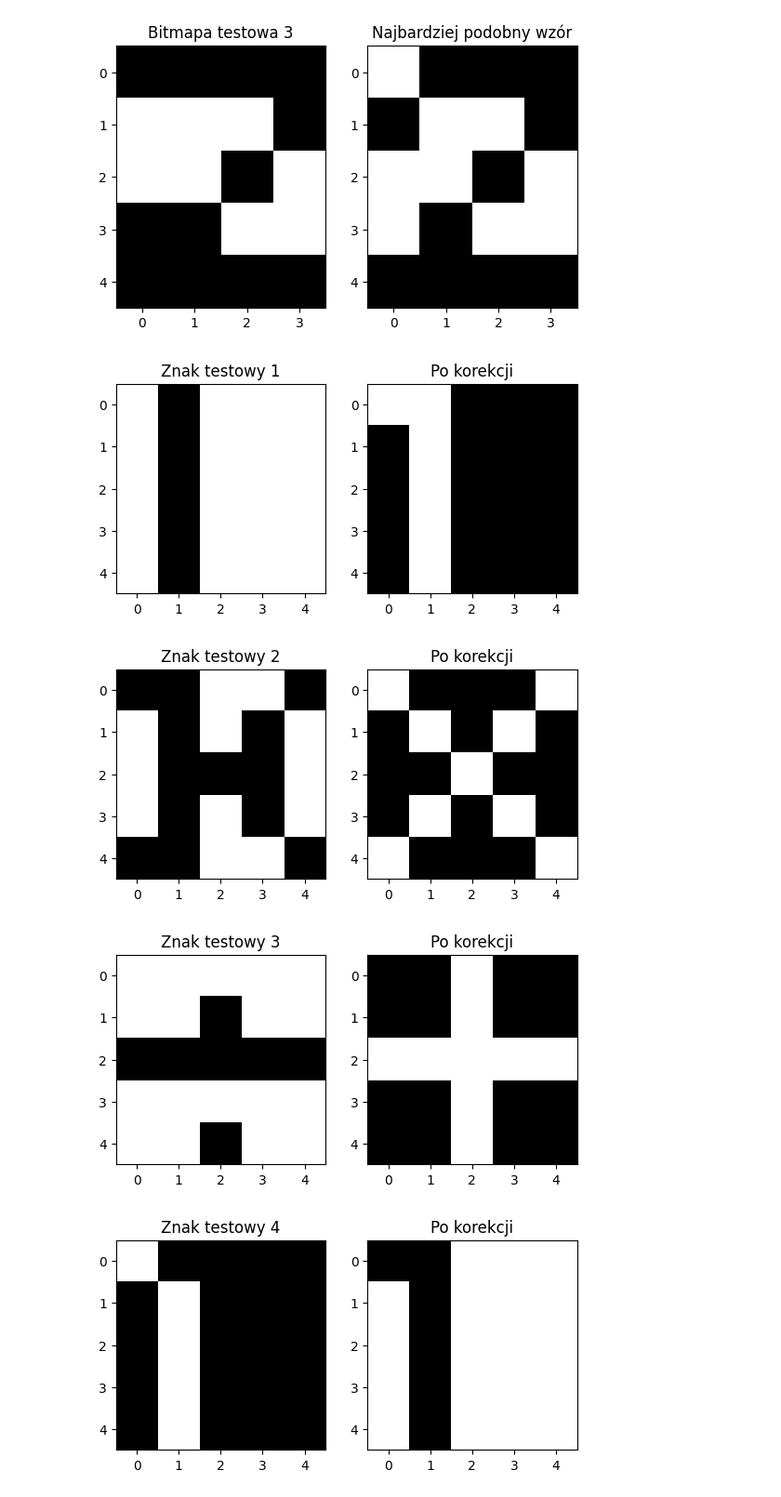
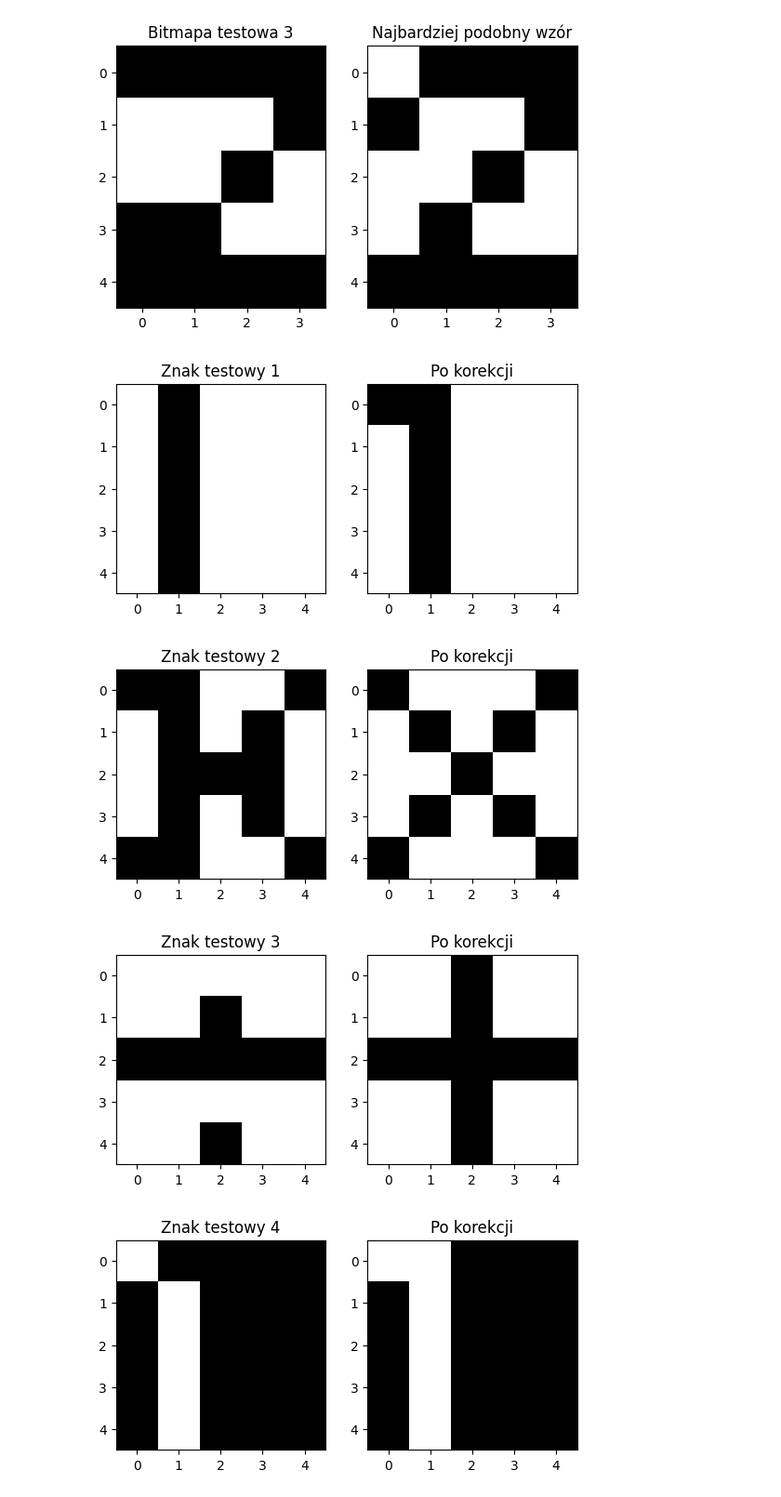
Before and after one commit to marcion7/SSI, a Jupyter notebook: zadania_obow.ipynb, the cells around one changed output. Shown at 93% size. Saved outputs shown, nothing was run; the diff lists cells and outputs as text; code cells hidden in the pictures.

```diff
--- a/zadania_obow.ipynb
+++ b/zadania_obow.ipynb
@@ -371,37 +370,37 @@ class Siec_hopfielda:
                 self.weights_table[i][j] += (wyjscie[0][i] * wyjscie[0][j]) / self.n
 
     def rozpoznaj_obraz(self, obraz):
         wyjscie = obraz.reshape(1, len(obraz[0]) * len(obraz[1]))
         for i in range(self.n):
             suma = 0
             for j in range(self.n):
                 if i == j:
                     continue
                 suma += wyjscie[0][j] * self.weights_table[i][j]
             wyjscie[0][i] = 1 if suma >= 0 else -1
         obraz_skorygowany = wyjscie.reshape(len(obraz[0]), len(obraz[1]))
-        obraz_negatyw = obraz
-        for x in range(len(obraz[0])):
-            for y in range(len(obraz[1])):
+        obraz_negatyw = np.copy(obraz)
+        for x in range(len(obraz_negatyw[0])):
+            for y in range(len(obraz_negatyw[1])):
                 obraz_negatyw[x, y] = 1 if obraz_negatyw[x, y] == -1 else -1
         if np.array_equal(obraz_skorygowany, obraz) or np.array_equal(obraz_skorygowany, obraz_negatyw):
             return obraz_skorygowany
         return self.rozpoznaj_obraz(obraz_skorygowany)
 
 hopfield = Siec_hopfielda(5,5)
 for wzor in baza_wzor:
     hopfield.naucz_obraz(wzor)
 
 for i in range(len(baza_test)):
     plt.subplot(1, 2, 1)
     plt.imshow(baza_test[i], interpolation='nearest', cmap='Greys')
     plt.title(f'Znak testowy {i+1}')
     plt.subplot(1, 2, 2)
     plt.imshow(hopfield.rozpoznaj_obraz(baza_test[i]), interpolation='nearest', cmap='Greys')
     plt.title(f'Po korekcji')
     plt.show()
 # %% [output]
-[figure, old version]
+[figure, new version]
-[figure, old version]
+[figure, new version]
-[figure, old version]
+[figure, new version]
-[figure, old version]
+[figure, new version]
```
Also changed, not shown: parts of 1 cell of this notebook.
